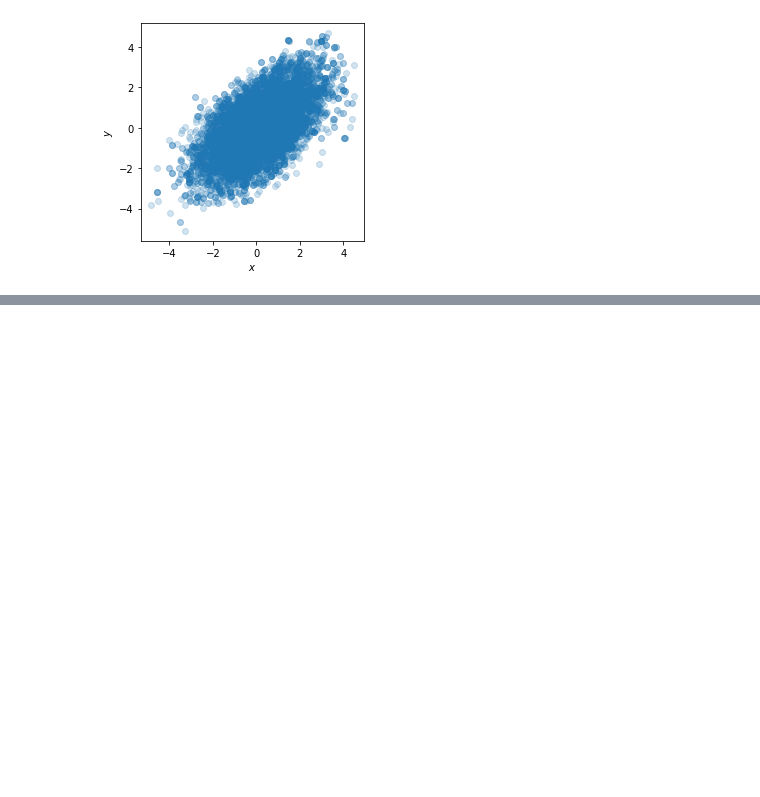
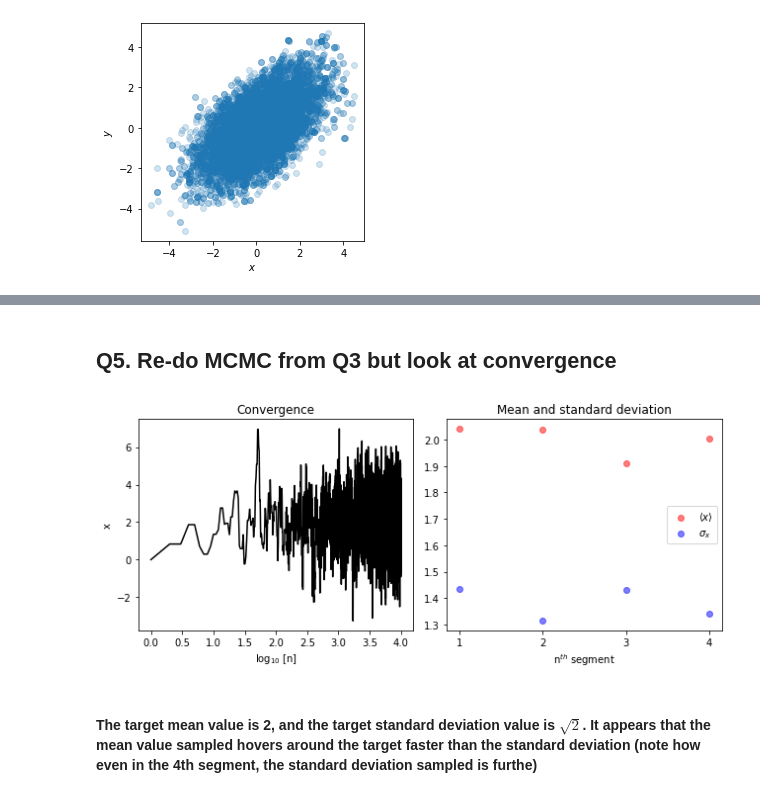
Before and after one commit to jabacousnac/Data-Science-for-Physics-Homework, a Jupyter notebook: pset03_MCMC_and_Uncertainty_Estimation.ipynb, the cells around one changed output, grey strips where cells are left out. Cells and saved outputs as stored; diff of their text form; code cells hidden in the pictures; blank space fills up the shorter version.

Commit message:
Included convergence for MCMC in problem 2

```diff
--- a/pset03_MCMC_and_Uncertainty_Estimation.ipynb
+++ b/pset03_MCMC_and_Uncertainty_Estimation.ipynb
@@ -325,0 +326,37 @@ _=ax.set_ylim([0,10])
+# %% [markdown]
+## Q5. Re-do MCMC from Q3 but look at convergence
+# %%
+x = 0 #seed
+xlist = [x]
+while len(xlist)<10000:
+    x_prime = np.random.normal(loc=x)
+    r = np.random.uniform()
+    xi = np.min((gaussian(x_prime, 2, np.sqrt(2))/gaussian(x, 2, np.sqrt(2)),1))
+    if xi>r: #accept
+        x = x_prime
+    xlist.append(x)
+
+fig, ax = plt.subplots(1,2, figsize=(9,4))
+
+nlist = [0]+np.linspace(1,10000,10000)
+ax[0].plot(np.log10(nlist), xlist, 'k-')
+ax[0].set_xlabel(r'log$_{10}$ [n]')
+_=ax[0].set_ylabel(r'x')
+_=ax[0].set_title('Convergence')
+
+dn = 2500
+mean_x = [np.mean(xlist[0:dn]), np.mean(xlist[dn:2*dn]), np.mean(xlist[2*dn:3*dn]), np.mean(xlist[3*dn:10000])]
+sdev_x = [np.std(xlist[0:dn]), np.std(xlist[dn:2*dn]), np.std(xlist[2*dn:3*dn]), np.std(xlist[3*dn:10000])]
+ax[1].scatter(np.arange(1,5), mean_x, marker = 'o',  c = 'red', alpha = 0.5, label = r'$\langle x \rangle$')
+ax[1].scatter(np.arange(1,5), sdev_x, marker = 'o',  c = 'blue', alpha = 0.5, label = r'$\sigma_{x}$')
+ax[1].set_xticks([1, 2, 3, 4])
+ax[1].set_xlabel(r'n$^{th}$ segment')
+_=ax[1].set_title('Mean and standard deviation')
+
+ax[1].legend()
+
+plt.tight_layout()
+# %% [output]
+[figure, added]
+# %% [markdown]
+#### The target mean value is 2, and the target standard deviation value is $\sqrt{2}$. It appears that the mean value sampled hovers around the target faster than the standard deviation (note how even in the 4th segment, the standard deviation sampled is furthe)
```
Also changed, not shown: parts of 6 cells of this notebook.
